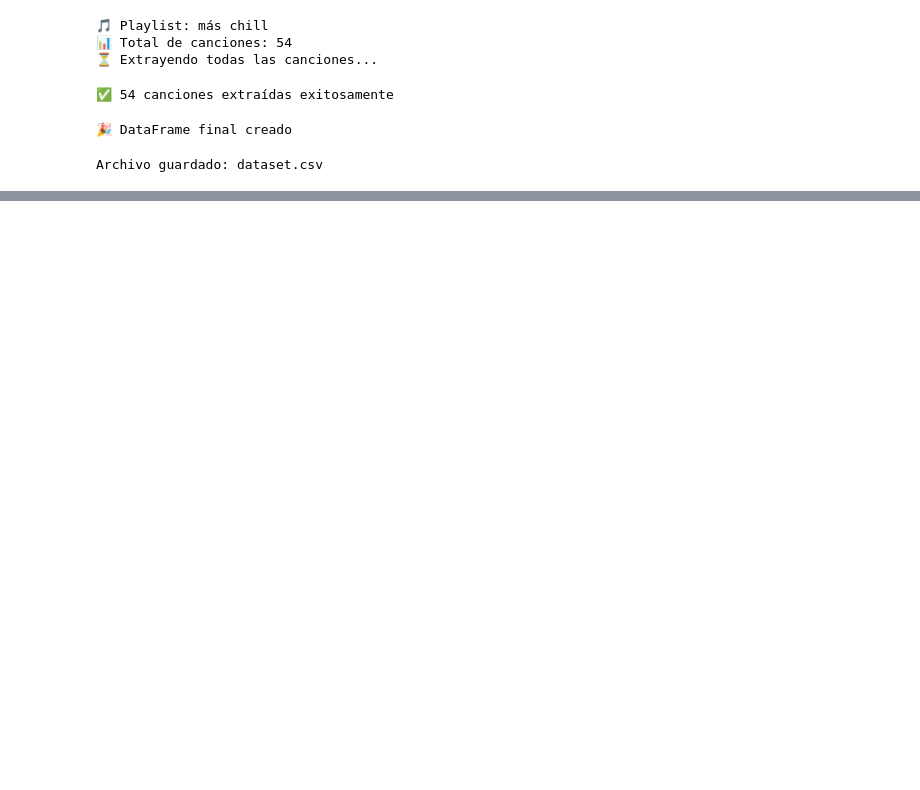
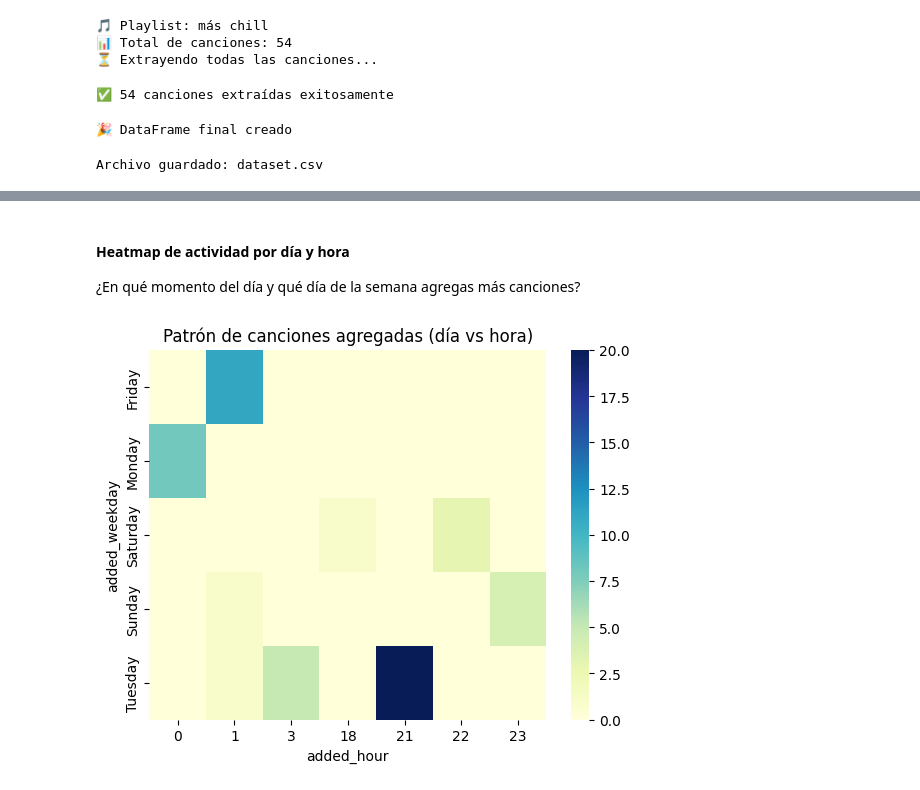
Before and after one commit to vickyguar/data-beats, a Jupyter notebook: data_beats.ipynb, the cells around one changed output, grey strips where cells are left out. Drawn from its saved outputs; the diff is of its cells as text; code cells hidden in the pictures; blank space fills up the shorter version.

```diff
--- a/data_beats.ipynb
+++ b/data_beats.ipynb
@@ -48,0 +55,10 @@ plt.show()
+# %% [markdown]
+#### Heatmap de actividad por día y hora
+¿En qué momento del día y qué día de la semana agregas más canciones?
+# %%
+pivot = df.pivot_table(index='added_weekday', columns='added_hour', values='track_id', aggfunc='count').fillna(0)
+sns.heatmap(pivot, cmap="YlGnBu")
+plt.title("Patrón de canciones agregadas (día vs hora)")
+plt.show()
+# %% [output]
+[figure, added]
```
Also changed, not shown: parts of 14 cells of this notebook.
